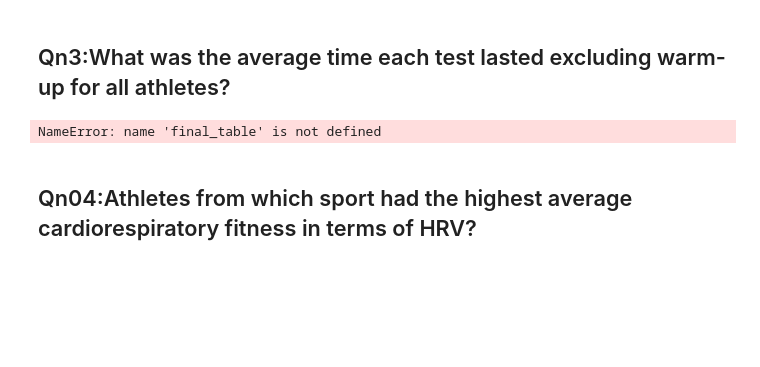
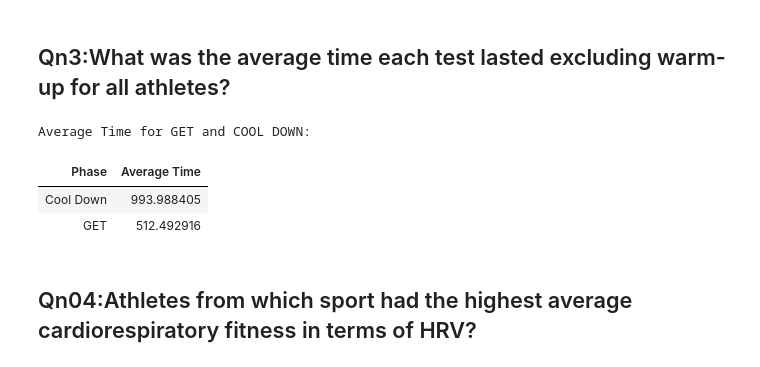
Before and after one commit to Swathikoneti/Team09_HackathonQueens_PythonHackathon_Aug24, a Jupyter notebook: Team09_HackathonQueens_Main80Questions.ipynb, the cells around one changed output. Drawn from its saved outputs; the diff is of its cells as text; code cells hidden in the pictures; blank space fills up the shorter version.

```diff
--- a/Team09_HackathonQueens_Main80Questions.ipynb
+++ b/Team09_HackathonQueens_Main80Questions.ipynb
@@ -109,38 +109,20 @@ print(phase)
 # %% [markdown]
 ## Qn3:What was the average time each test lasted excluding warm-up for all athletes?
 # %%
-def calculate_cool_down_average(final_table):
-  """Calculates the average cool down time from a DataFrame.
+#Exclude warmup phase
+excludeWarmup = phase[phase['Phase'] != 'Warm Up']
 
-  Args:
-    final_table: A Pandas DataFrame containing columns like 'time' and 'power'.
+# Find the average Time for GET and COOL DOWN
+avg_time=excludeWarmup.groupby('Phase')['time'].mean().reset_index(name='Average Time')
 
-  Returns:
-    The average cool down time.
-  """
-
-  # Create a copy of the DataFrame to avoid modifying the original
-  phase = final_table.copy()
-
-  # Initialize Phase column
-  phase['Phase'] = 'Other Phase'
-
-  # Apply conditions to find phases
-  phase.loc[(phase['time'] < 0), 'Phase'] = 'Warm Up'
-  phase.loc[(phase['time'] >= 0) & (phase['power'] > 0), 'Phase'] = 'GET'
-  phase.loc[(phase['time'] > 0) & (phase['power'] == 0), 'Phase'] = 'Cool Down'
-
-  # Filter for Cool Down phase and calculate average time
-  cool_down_data = phase[phase['Phase'] == 'Cool Down']
-  average_cool_down_time = cool_down_data['time'].mean()
-
-  return average_cool_down_time
-
-
-average_cool_down = calculate_cool_down_average(final_table)
-print("Average cool down time:", average_cool_down)
+#print average time
+print("Average Time for GET and COOL DOWN:")
+avg_time.style.hide(axis='index')
 # %% [output]
-NameError: name 'final_table' is not defined
+Average Time for GET and COOL DOWN:
+| Phase | Average Time |
+| Cool Down | 993.988405 |
+| GET | 512.492916 |
 # %% [markdown]
 ## Qn04:Athletes from which sport had the highest average cardiorespiratory fitness in terms of HRV?
 # %%
```
Also changed, not shown: parts of 38 cells of this notebook, 2 other files.
